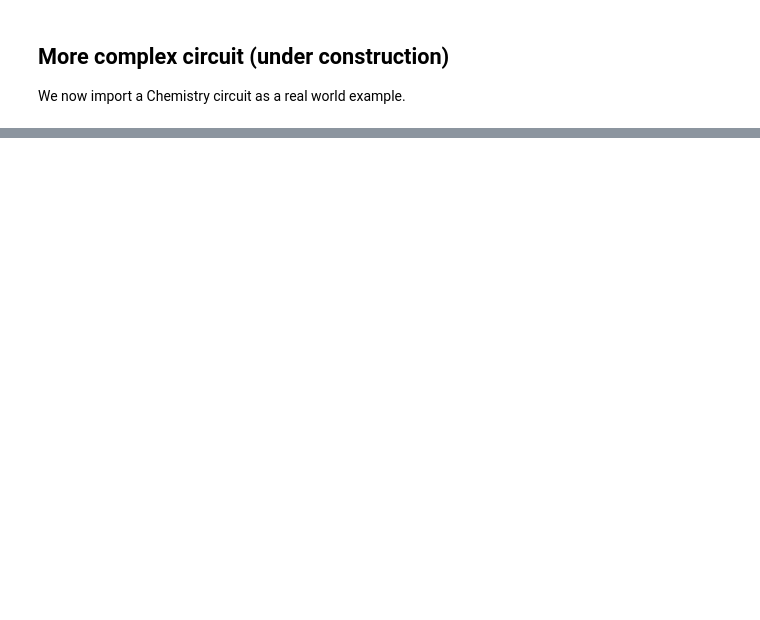
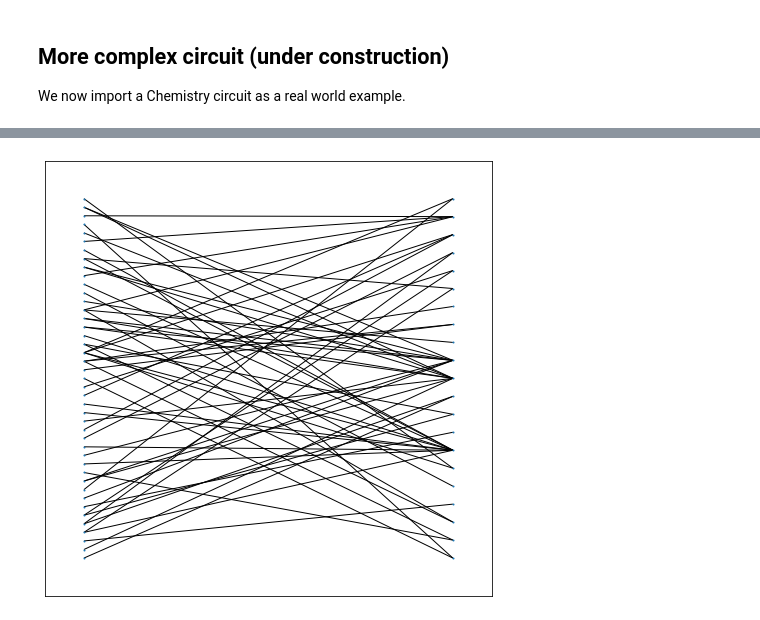
Before and after one commit to CQCL/pytket-dqc, a Jupyter notebook: examples/pacman-example.ipynb, the cells around one changed output, grey strips where cells are left out. Saved outputs shown, nothing was run; the diff lists cells and outputs as text; code cells hidden in the pictures; blank space fills up the shorter version.

```diff
--- a/examples/pacman-example.ipynb
+++ b/examples/pacman-example.ipynb
@@ -139,0 +161,6 @@ We now import a Chemistry circuit as a real world example.
+# %%
+DQCPass().apply(circuit)
+allocator = HypergraphPartitioning()
+distribution = allocator.allocate(circuit, network)
+hypergraph_circuit = HypergraphCircuit(circuit)
+render_circuit_jupyter(circuit)
@@ -139,0 +169,14 @@ We now import a Chemistry circuit as a real world example.
+# %%
+pacman_chem = PacMan(hypergraph_circuit, distribution.placement)
+g, topnodes = pacman_chem.get_nx_graph_merged()
+conflict_g, conflict_topnodes = pacman_chem.get_nx_graph_conflict()
+# %%
+nx.draw_networkx(
+    g,
+    pos = nx.drawing.layout.bipartite_layout(g, topnodes),
+    width = 1,
+    node_size=1,
+    with_labels=False
+)
+# %% [output]
+[figure, added]
```
Also changed, not shown: parts of 9 cells of this notebook.
